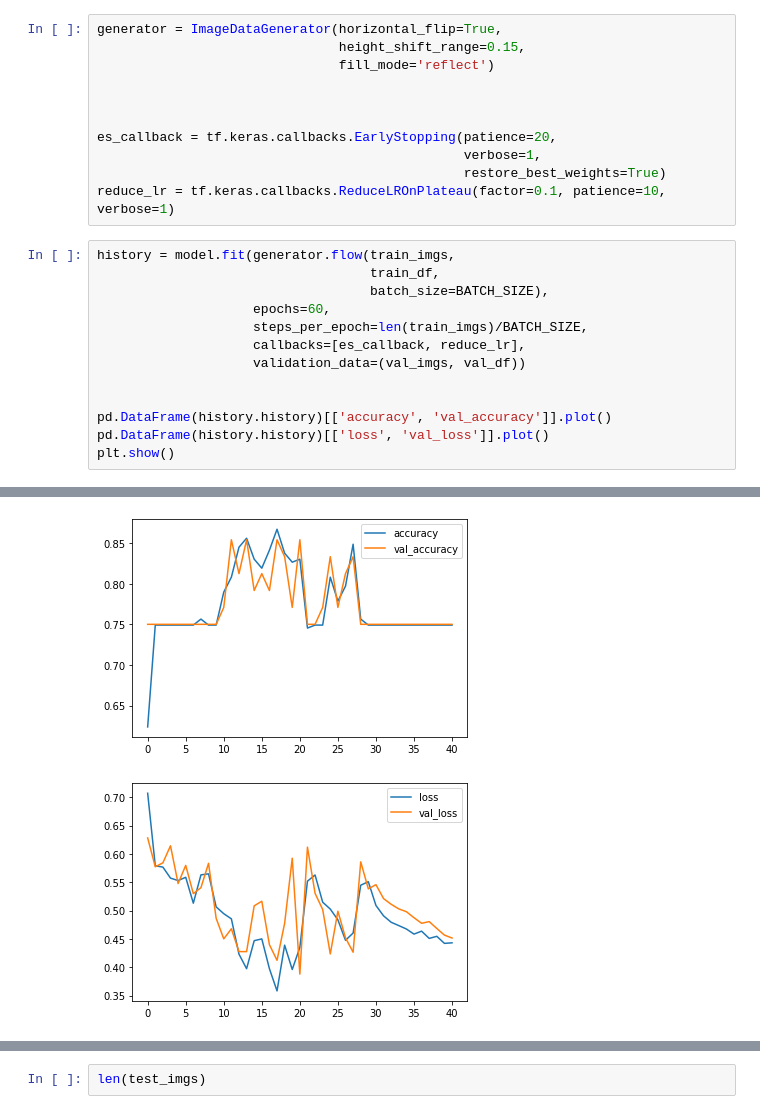
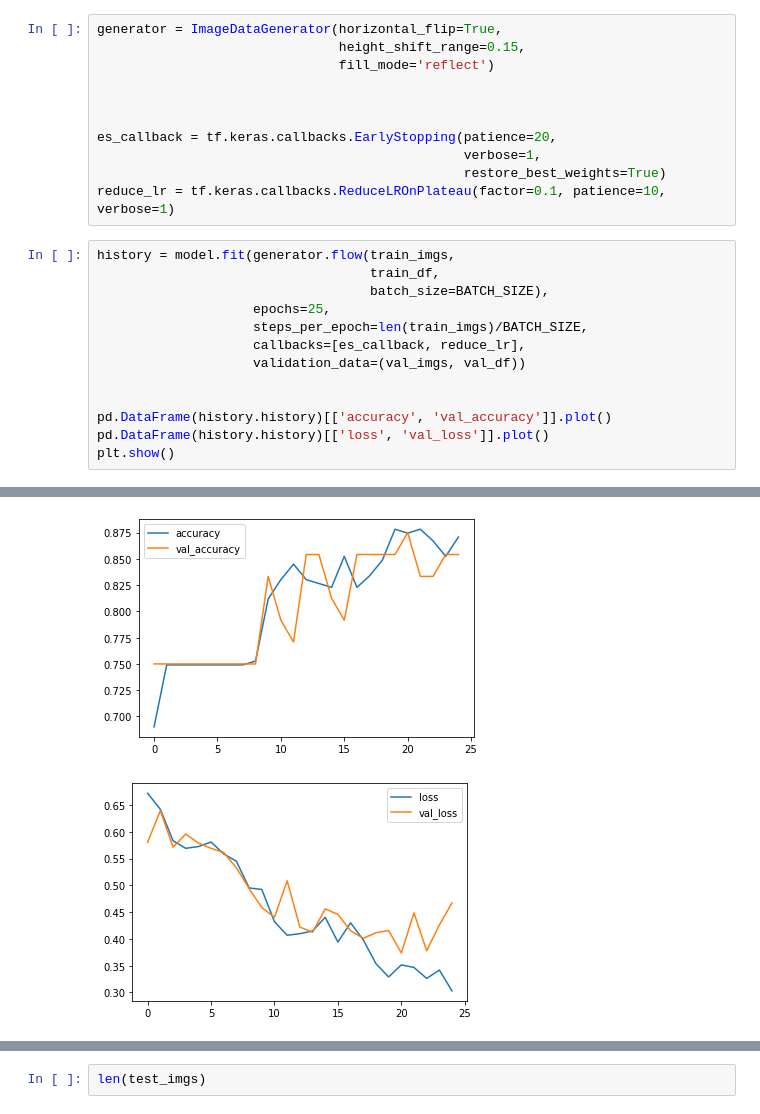
Before and after one commit to udit360/CataractDetection-using-CNN, a Jupyter notebook: code.ipynb, the cells around one changed output, grey strips where cells are left out. Cells and saved outputs as stored; diff of their text form.

```diff
--- a/code.ipynb
+++ b/code.ipynb
@@ -268,7 +268,7 @@ reduce_lr = tf.keras.callbacks.ReduceLROnPlateau(factor=0.1, patience=10, verbos
 history = model.fit(generator.flow(train_imgs,
                                    train_df,
                                    batch_size=BATCH_SIZE),
-                    epochs=60,
+                    epochs=25,
                     steps_per_epoch=len(train_imgs)/BATCH_SIZE,
                     callbacks=[es_callback, reduce_lr],
                     validation_data=(val_imgs, val_df))
@@ -298,5 +298,5 @@ Epoch 00041: early stopping
-[figure, old version]
+[figure, new version]
-[figure, old version]
+[figure, new version]
 # %%
 model.evaluate(test_imgs, test_df) ##test loss and accuracy
 # %% [output]
```
Also changed, not shown: parts of 42 cells of this notebook.
